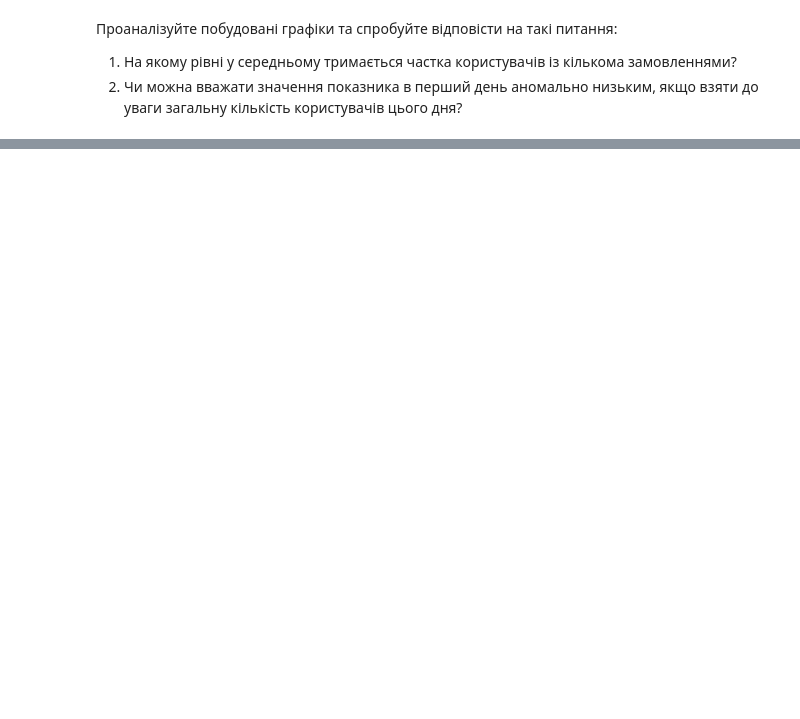
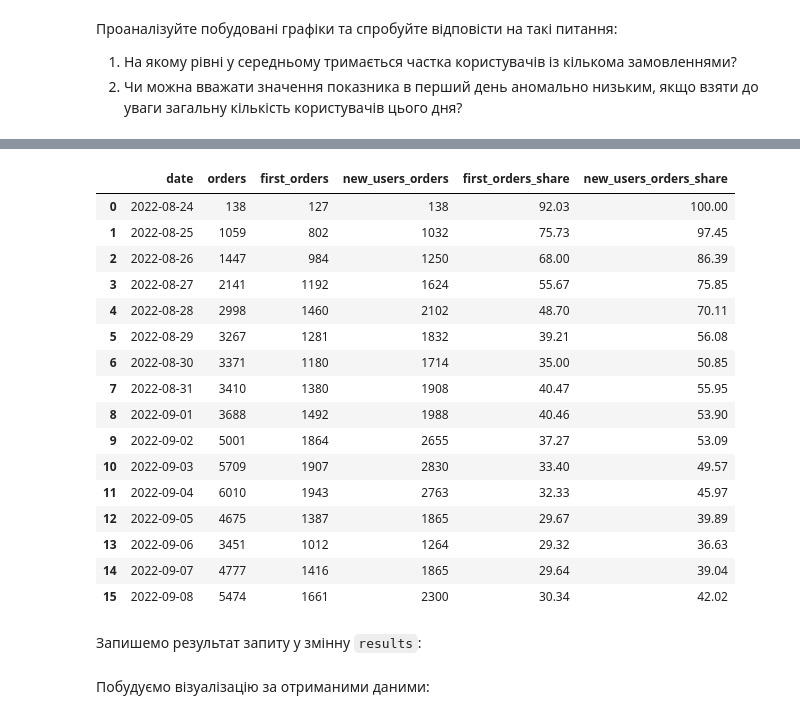
Before and after one commit to Aranaur/py4ds, a Jupyter notebook: sql_analytic.ipynb, the cells around one changed output, grey strips where cells are left out. Saved outputs shown, nothing was run; the diff lists cells and outputs as text; code cells hidden in the pictures; blank space fills up the shorter version.

```diff
--- a/sql_analytic.ipynb
+++ b/sql_analytic.ipynb
@@ -698,0 +739,67 @@ fig.show()
+# %%
+#| code-fold: true
+#| code-summary: "Рішення"
+
+%%sql
+SELECT date, orders, first_orders, new_users_orders::int as new_users_orders,
+        ROUND(100 * first_orders::decimal / orders, 2) AS first_orders_share,
+        ROUND(100 * new_users_orders::decimal / orders, 2) AS new_users_orders_share
+    FROM (
+        SELECT creation_time::date AS date, COUNT(DISTINCT order_id) AS orders
+        FROM orders
+        WHERE order_id NOT IN (SELECT order_id FROM user_actions WHERE action='cancel_order')
+        AND order_id IN (SELECT order_id FROM courier_actions WHERE action='deliver_order')
+        GROUP BY date
+    ) t5
+    LEFT JOIN (
+        SELECT first_order_date AS date, COUNT(user_id) AS first_orders
+        FROM (
+            SELECT user_id, MIN(time::date) AS first_order_date
+            FROM user_actions
+            WHERE order_id NOT IN (SELECT order_id FROM user_actions WHERE action='cancel_order')
+            GROUP BY user_id
+        ) t4
+        GROUP BY first_order_date
+    ) t7
+    USING (date)
+    LEFT JOIN (
+        SELECT start_date AS date, SUM(orders) AS new_users_orders
+        FROM (
+            SELECT t1.user_id, t1.start_date, COALESCE(t2.orders, 0) AS orders
+            FROM (
+                SELECT user_id, MIN(time::date) AS start_date
+                FROM user_actions
+                GROUP BY user_id
+            ) t1
+            LEFT JOIN (
+                SELECT user_id, time::date AS date, COUNT(DISTINCT order_id) AS orders
+                FROM user_actions
+                WHERE order_id NOT IN (SELECT order_id FROM user_actions WHERE action='cancel_order')
+                GROUP BY user_id, date
+            ) t2
+            ON t1.user_id = t2.user_id AND t1.start_date = t2.date
+        ) t3
+        GROUP BY start_date
+    ) t6
+    USING (date)
+    ORDER BY date
+# %% [output]
+|  | date | orders | first_orders | new_users_orders | first_orders_share | new_users_orders_share |
+| 0 | 2022-08-24 | 138 | 127 | 138 | 92.03 | 100.00 |
+| 1 | 2022-08-25 | 1059 | 802 | 1032 | 75.73 | 97.45 |
+| 2 | 2022-08-26 | 1447 | 984 | 1250 | 68.00 | 86.39 |
+| 3 | 2022-08-27 | 2141 | 1192 | 1624 | 55.67 | 75.85 |
+| 4 | 2022-08-28 | 2998 | 1460 | 2102 | 48.70 | 70.11 |
+| 5 | 2022-08-29 | 3267 | 1281 | 1832 | 39.21 | 56.08 |
+| 6 | 2022-08-30 | 3371 | 1180 | 1714 | 35.00 | 50.85 |
+| 7 | 2022-08-31 | 3410 | 1380 | 1908 | 40.47 | 55.95 |
+| 8 | 2022-09-01 | 3688 | 1492 | 1988 | 40.46 | 53.90 |
+| 9 | 2022-09-02 | 5001 | 1864 | 2655 | 37.27 | 53.09 |
+| 10 | 2022-09-03 | 5709 | 1907 | 2830 | 33.40 | 49.57 |
+| 11 | 2022-09-04 | 6010 | 1943 | 2763 | 32.33 | 45.97 |
+| 12 | 2022-09-05 | 4675 | 1387 | 1865 | 29.67 | 39.89 |
+| 13 | 2022-09-06 | 3451 | 1012 | 1264 | 29.32 | 36.63 |
+| 14 | 2022-09-07 | 4777 | 1416 | 1865 | 29.64 | 39.04 |
+| 15 | 2022-09-08 | 5474 | 1661 | 2300 | 30.34 | 42.02 |
+# %% [markdown]
+Запишемо результат запиту у змінну `results`:
@@ -698,0 +852,2 @@ fig.show()
+# %% [markdown]
+Побудуємо візуалізацію за отриманими даними:
```
Also changed, not shown: parts of 23 cells of this notebook, 2 other files.
